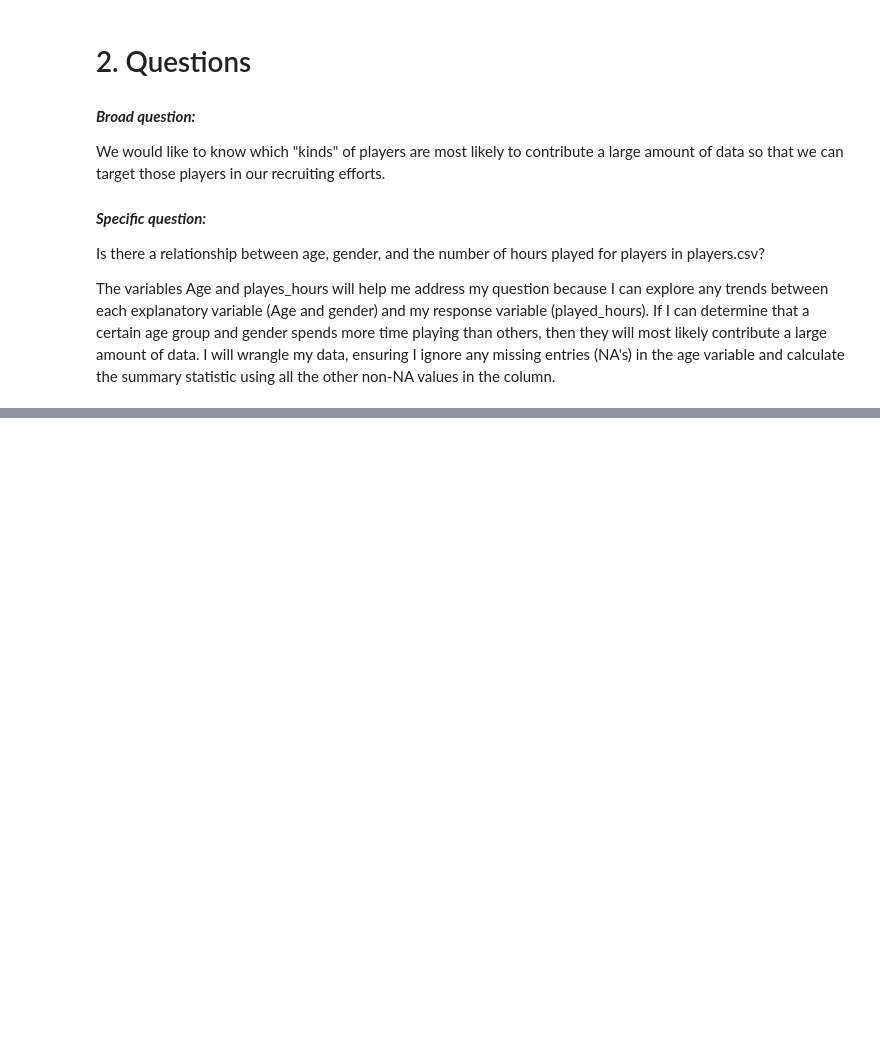
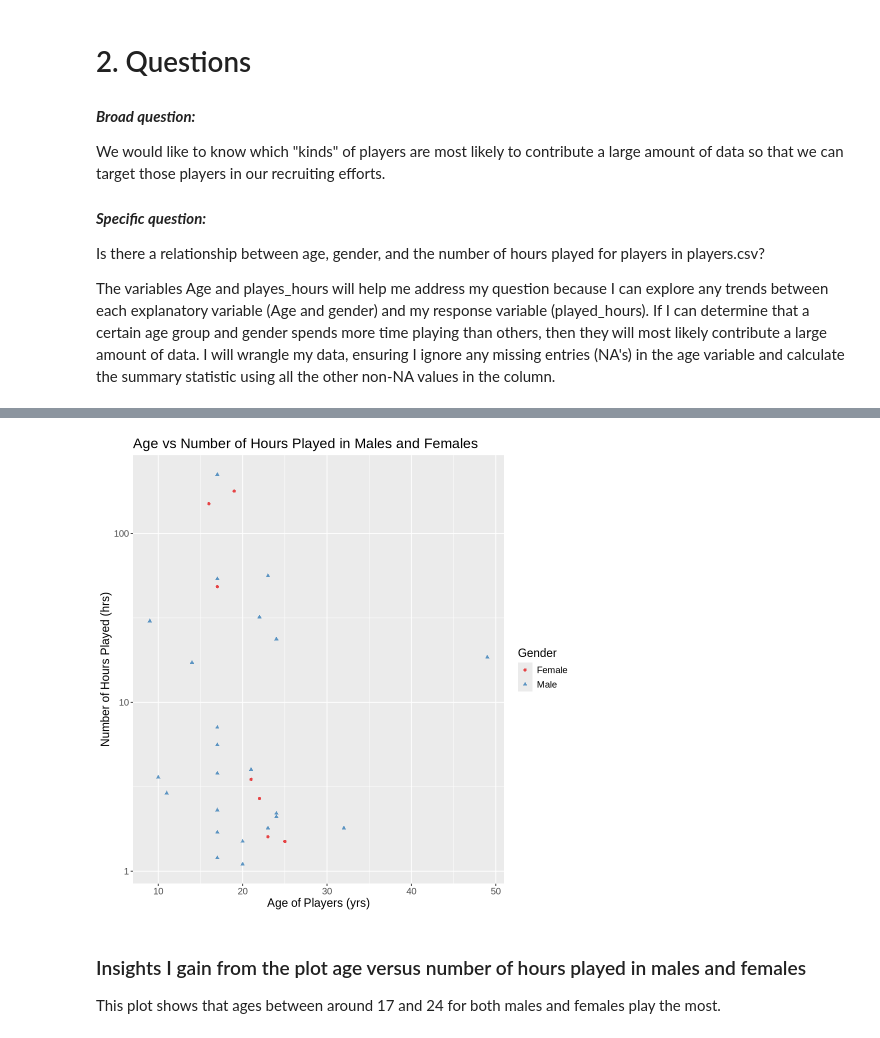
Before and after one commit to chiarabiagi/DSCI-individual-project, a Jupyter notebook: part1.ipynb, the cells around one changed output, grey strips where cells are left out. Saved outputs shown, nothing was run; the diff lists cells and outputs as text; code cells hidden in the pictures; blank space fills up the shorter version.

```diff
--- a/part1.ipynb
+++ b/part1.ipynb
@@ -150,0 +191,22 @@ We would like to know which "kinds" of players are most likely to contribute a l
+# %%
+options(repr.plot.width = 8, repr.plot.height = 8)
+
+age_plot <- players_small |>
+  filter(gender %in% c("Male", "Female")) |>
+  ggplot(aes(x = Age, y = played_hours, colour = gender, shape = gender)) +
+  geom_point(alpha = 0.8) +
+  scale_y_log10() +
+  scale_colour_brewer(palette = "Set1") +
+  xlab("Age of Players (yrs)") +
+  ylab("Number of Hours Played (hrs)") +
+  labs(colour = "Gender", shape = "Gender",
+  title= "Age vs Number of Hours Played in Males and Females") +
+  theme(text = element_text(size = 14))
+
+age_plot
+# %% [output]
+[figure, added]
+# %% [markdown]
+### Insights I gain from the plot age versus number of hours played in males and females
+
+This plot shows that ages between around 17 and 24 for both males and females play the most.
```
Also changed, not shown: parts of 4 cells of this notebook.
